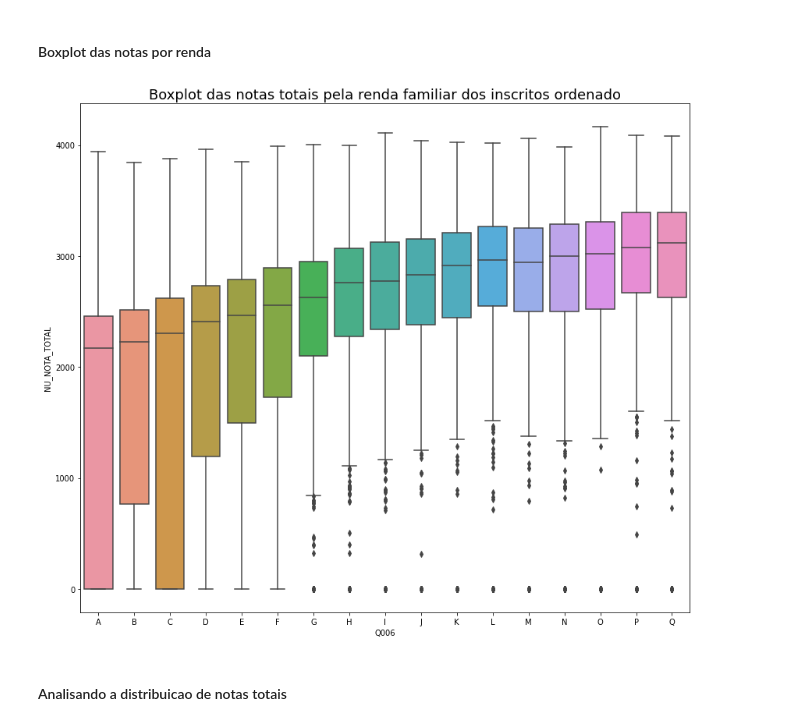
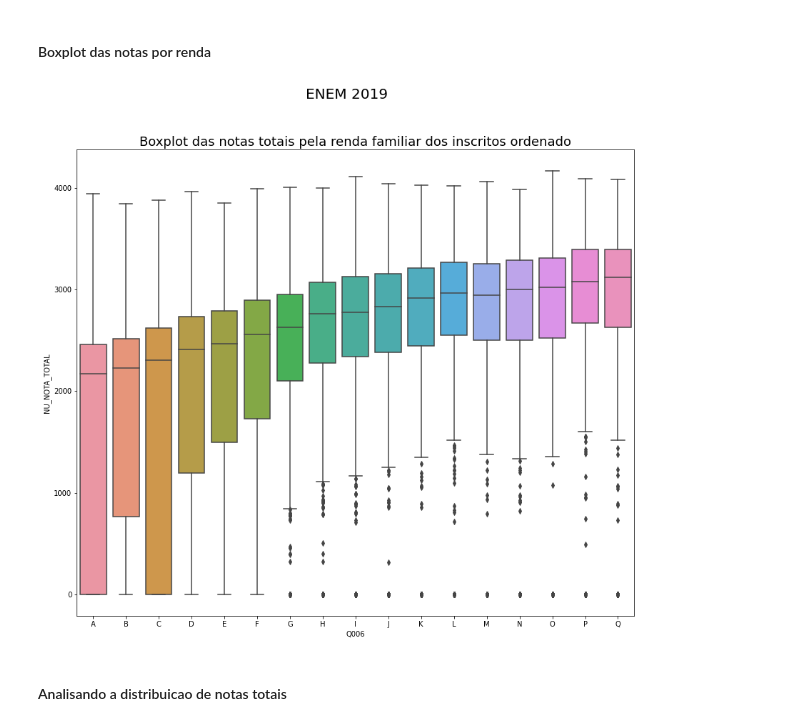
Before and after one commit to renatotvs/-imersao-dados-Alura, a Jupyter notebook: aula02_imersao_dados_analise_exploratoria.ipynb, the cells around one changed output. Saved outputs shown, nothing was run; the diff lists cells and outputs as text; code cells hidden in the pictures.

```diff
--- a/aula02_imersao_dados_analise_exploratoria.ipynb
+++ b/aula02_imersao_dados_analise_exploratoria.ipynb
@@ -63,13 +64,14 @@ dados.head()
 # %%
 renda_ordenada = dados.Q006.unique()
 renda_ordenada.sort()
 
 plt.figure(figsize=(14, 12))
 sns.boxplot(x='Q006', y='NU_NOTA_TOTAL', data=dados, order=renda_ordenada)
+plt.suptitle("ENEM 2019", fontsize=20)
 plt.title("Boxplot das notas totais pela renda familiar dos inscritos ordenado", fontsize=18)
 plt.show()
 # %% [output]
-[figure, old version]
+[figure, new version]
 # %% [markdown]
 #### Analisando a distribuicao de notas totais
 # %%
```
Also changed, not shown: parts of 12 cells of this notebook.
